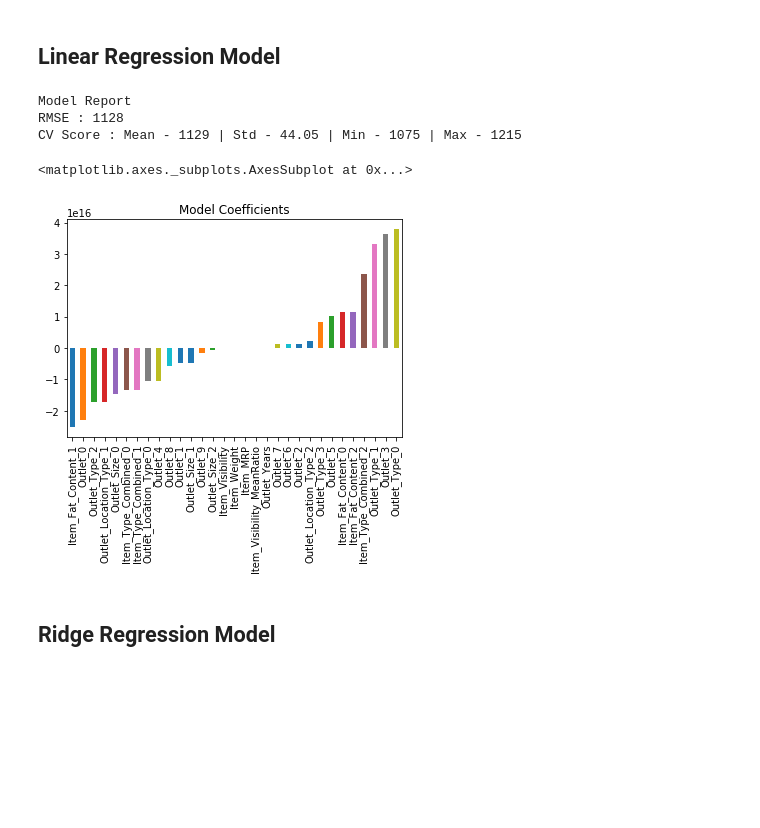
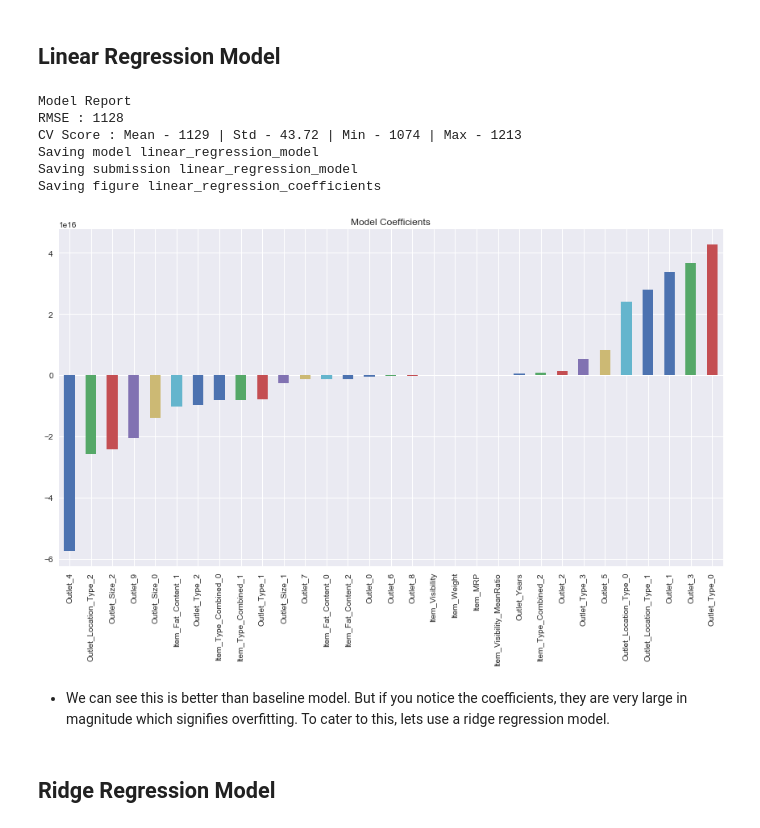
Before and after one commit to dorond/big-mart-sales-prediction, a Jupyter notebook: Big Mart Sales Prediction V2.ipynb, the cells around one changed output. Cells and saved outputs as stored; diff of their text form; code cells hidden in the pictures; blank space fills up the shorter version.

Commit message:
auto-gen submissions, models and images and store all in appropriate folder

```diff
--- a/Big Mart Sales Prediction V2.ipynb
+++ b/Big Mart Sales Prediction V2.ipynb
@@ -1,8 +60,2 @@
 # %% [markdown]
 # Data Exploration
-# %%
-import pandas as pd
-import numpy as np
-%matplotlib inline
-from matplotlib.pylab import rcParams
-rcParams['figure.figsize'] = 12, 8
@@ -389,8 +559,7 @@ See the caveats in the documentation: http://pandas.pydata.org/pandas-docs/stabl
 # %%
-#Define target and ID columns:
-target = 'Item_Outlet_Sales'
-IDcol = ['Item_Identifier','Outlet_Identifier']
-from sklearn import cross_validation, metrics
+from sklearn.metrics import mean_squared_error
+from sklearn.model_selection import cross_val_score
+
 def modelfit(alg, dtrain, dtest, predictors, target, IDcol, filename):
     #Fit the algorithm on the data
     alg.fit(dtrain[predictors], dtrain[target])
@@ -399,12 +568,12 @@ def modelfit(alg, dtrain, dtest, predictors, target, IDcol, filename):
     dtrain_predictions = alg.predict(dtrain[predictors])
 
     #Perform cross-validation:
-    cv_score = cross_validation.cross_val_score(alg, dtrain[predictors], dtrain[target], cv=20, scoring='mean_squared_error')
+    cv_score = cross_val_score(alg, dtrain[predictors], dtrain[target], cv=20, scoring='neg_mean_squared_error')
     cv_score = np.sqrt(np.abs(cv_score))
 
     #Print model report:
     print ("\nModel Report")
-    print ("RMSE : %.4g" % np.sqrt(metrics.mean_squared_error(dtrain[target].values, dtrain_predictions)))
+    print ("RMSE : %.4g" % np.sqrt(mean_squared_error(dtrain[target].values, dtrain_predictions)))
     print ("CV Score : Mean - %.4g | Std - %.4g | Min - %.4g | Max - %.4g" % (np.mean(cv_score),np.std(cv_score),np.min(cv_score),np.max(cv_score)))
 
     #Predict on testing data:
@@ -413,7 +582,10 @@ def modelfit(alg, dtrain, dtest, predictors, target, IDcol, filename):
     #Export submission file:
     IDcol.append(target)
     submission = pd.DataFrame({ x: dtest[x] for x in IDcol})
-    submission.to_csv("datasets/" + filename, index=False)
+    save_model(alg, filename)
+    save_submission(submission, filename)
+
+    #submission.to_csv("datasets/" + filename, index=False)
 # %% [markdown]
 ## Linear Regression Model
 # %%
@@ -421,16 +593,22 @@ from sklearn.linear_model import LinearRegression, Ridge
 # %%
 predictors = [x for x in train.columns if x not in [target]+IDcol]
 # print predictors
-alg1 = LinearRegression(normalize=True)
-modelfit(alg1, train, test, predictors, target, IDcol, 'alg1.csv')
-coef1 = pd.Series(alg1.coef_, predictors).sort_values()
-coef1.plot(kind='bar', title='Model Coefficients')
+alg = LinearRegression(normalize=True)
+modelfit(alg, train, test, predictors, target, IDcol, 'linear_regression_model')
+coef = pd.Series(alg.coef_, predictors).sort_values()
+coef.plot(kind='bar', title='Model Coefficients', figsize=(12, 8))
+
+save_fig('linear_regression_coefficients')
 # %% [output]
 Model Report
 RMSE : 1128
-CV Score : Mean - 1129 | Std - 44.05 | Min - 1075 | Max - 1215
+CV Score : Mean - 1129 | Std - 43.72 | Min - 1074 | Max - 1213
+Saving model linear_regression_model
+Saving submission linear_regression_model
+Saving figure linear_regression_coefficients
-<matplotlib.axes._subplots.AxesSubplot at 0x...>
-[figure, old version]
+[figure, new version]
+# %% [markdown]
+- We can see this is better than baseline model. But if you notice the coefficients, they are very large in magnitude which signifies overfitting. To cater to this, lets use a ridge regression model.
 # %% [markdown]
 ## Ridge Regression Model
 # %%
```
Also changed, not shown: parts of 74 cells of this notebook, 33 other files.
